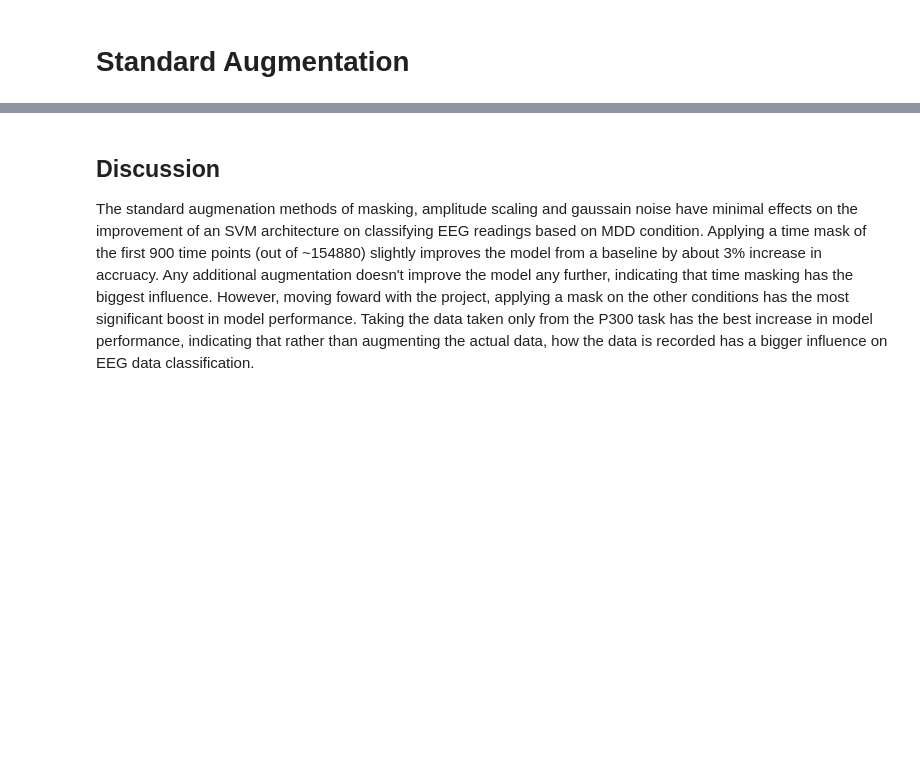
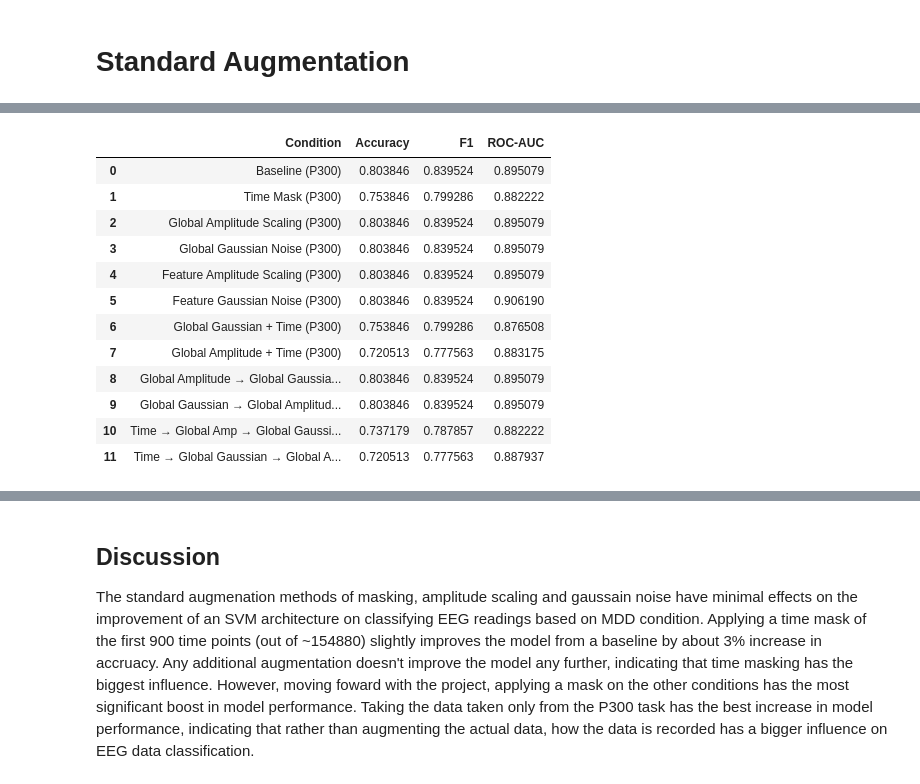
Before and after one commit to BJAngulo/MSSE-277b-final-project-, a Jupyter notebook: notebooks/EEG_Standard_Aug.ipynb, the cells around one changed output, grey strips where cells are left out. Drawn from its saved outputs; the diff is of its cells as text; code cells hidden in the pictures; blank space fills up the shorter version.

Commit message:
Added all combinations of linear augmentations

```diff
--- a/notebooks/EEG_Standard_Aug.ipynb
+++ b/notebooks/EEG_Standard_Aug.ipynb
@@ -252,5 +145,5 @@ def time_masking(data, mask_size, noise=False): # Data must be raw edf file data
 # %%
-def time_masking_band_power(filepath, COMMON_CHANNELS) -> np.ndarray:
+def extract_band_power_from_file(filepath, COMMON_CHANNELS) -> np.ndarray:
     """
     Extract basic EEG band power features from the raw MNE objects.
     Returns a feature vector.
@@ -262,8 +155,10 @@ def time_masking_band_power(filepath, COMMON_CHANNELS) -> np.ndarray:
     data = data_raw.get_data()
     sfreq = data_raw.info['sfreq']  # sampling frequency (e.g. 256 Hz)
 
-    time_masked = time_masking(data, 900, False) # 900
+    clean_data = data.copy()
+    return clean_data, sfreq
 
+def extract_band_power_from_array(data, sfreq):
     # Define frequency bands
     bands = {
         "delta": (1, 4),     # deep sleep
@@ -275,7 +170,7 @@ def time_masking_band_power(filepath, COMMON_CHANNELS) -> np.ndarray:
     all_features = []
 
     # Loop through each channel (ch) and convert signal to frequency domain using Welch's method to estimate power spectral density (psd)
-    for ch in time_masked:
+    for ch in data:
         psd, freqs = mne.time_frequency.psd_array_welch(
             ch,
             sfreq=sfreq,
@@ -349,8 +223,8 @@ SVM mean ROC-AUC: 0.8611110592215528
 # %%
-# Testing pipeline with only p300 patients
+# Separating by condition
+all_conditions = ["P300", "eyesClosed", "eyesOpen"]
+masks = {}
 
-p300_mask = metadata_df['condition'] == "P300"
-
-time_mask_x_p300 = time_mask_x[p300_mask]
-y_p300 = y[p300_mask]
-groups_p300 = groups[p300_mask]
+for _ in all_conditions:
+    mask = metadata_df['condition'] == _
+    masks[_] = mask
@@ -485,0 +396,69 @@ results_df
+# %%
+p300_mask = masks["P300"].values
+X_p300 = X[p300_mask]
+y_p300 = y[p300_mask]
+groups_p300 = groups[p300_mask]
+
+augmentations_p300 = {
+    # No augmentation
+    "Baseline (P300)": lambda X, fp: X,
+
+    # Time masking (raw EDF → masked → band power)
+    "Time Mask (P300)": lambda X, fp: time_mask_augment(fp, COMMON_CHANNELS),
+
+    # Global augmentations (feature-level)
+    "Global Amplitude Scaling (P300)": lambda X, fp: g_amplitude_scaling(X),
+    "Global Gaussian Noise (P300)": lambda X, fp: g_gaussian_noise(X),
+
+    # Feature-level augmentations
+    "Feature Amplitude Scaling (P300)": lambda X, fp: f_amplitude_scaling(X),
+    "Feature Gaussian Noise (P300)": lambda X, fp: f_gaussian_noise(X),
+
+    # Combinations
+    "Global Gaussian + Time (P300)": lambda X, fp: g_gaussian_noise(
+        time_mask_augment(fp, COMMON_CHANNELS)
+    ),
+    "Global Amplitude + Time (P300)": lambda X, fp: g_amplitude_scaling(
+        time_mask_augment(fp, COMMON_CHANNELS)
+    ),
+    "Global Amplitude → Global Gaussian (P300)": lambda X, fp: g_gaussian_noise(
+        g_amplitude_scaling(X)
+    ),
+    "Global Gaussian → Global Amplitude (P300)": lambda X, fp: g_amplitude_scaling(
+        g_gaussian_noise(X)
+    ),
+    "Time → Global Amp → Global Gaussian (P300)": lambda X, fp: g_gaussian_noise(
+        g_amplitude_scaling(time_mask_augment(fp, COMMON_CHANNELS))
+    ),
+    "Time → Global Gaussian → Global Amp (P300)": lambda X, fp: g_amplitude_scaling(
+        g_gaussian_noise(time_mask_augment(fp, COMMON_CHANNELS))
+    ),
+}
+
+results_p300 = []
+
+for name, aug_fn in augmentations_p300.items():
+    results_p300.append(
+        run_augmented_svm_valid(name, X_p300, y_p300, groups_p300, filepaths, augmenter=aug_fn)
+    )
+
+p300_results_df = pd.DataFrame(
+    results_p300,
+    columns=["Condition", "Accuracy", "F1", "ROC-AUC"]
+)
+
+p300_results_df
+# %% [output]
+|  | Condition | Accuracy | F1 | ROC-AUC |
+| 0 | Baseline (P300) | 0.803846 | 0.839524 | 0.895079 |
+| 1 | Time Mask (P300) | 0.753846 | 0.799286 | 0.882222 |
+| 2 | Global Amplitude Scaling (P300) | 0.803846 | 0.839524 | 0.895079 |
+| 3 | Global Gaussian Noise (P300) | 0.803846 | 0.839524 | 0.895079 |
+| 4 | Feature Amplitude Scaling (P300) | 0.803846 | 0.839524 | 0.895079 |
+| 5 | Feature Gaussian Noise (P300) | 0.803846 | 0.839524 | 0.906190 |
+| 6 | Global Gaussian + Time (P300) | 0.753846 | 0.799286 | 0.876508 |
+| 7 | Global Amplitude + Time (P300) | 0.720513 | 0.777563 | 0.883175 |
+| 8 | Global Amplitude → Global Gaussia... | 0.803846 | 0.839524 | 0.895079 |
+| 9 | Global Gaussian → Global Amplitud... | 0.803846 | 0.839524 | 0.895079 |
+| 10 | Time → Global Amp → Global Gaussi... | 0.737179 | 0.787857 | 0.882222 |
+| 11 | Time → Global Gaussian → Global A... | 0.720513 | 0.777563 | 0.887937 |
```
Also changed, not shown: parts of 17 cells of this notebook.
